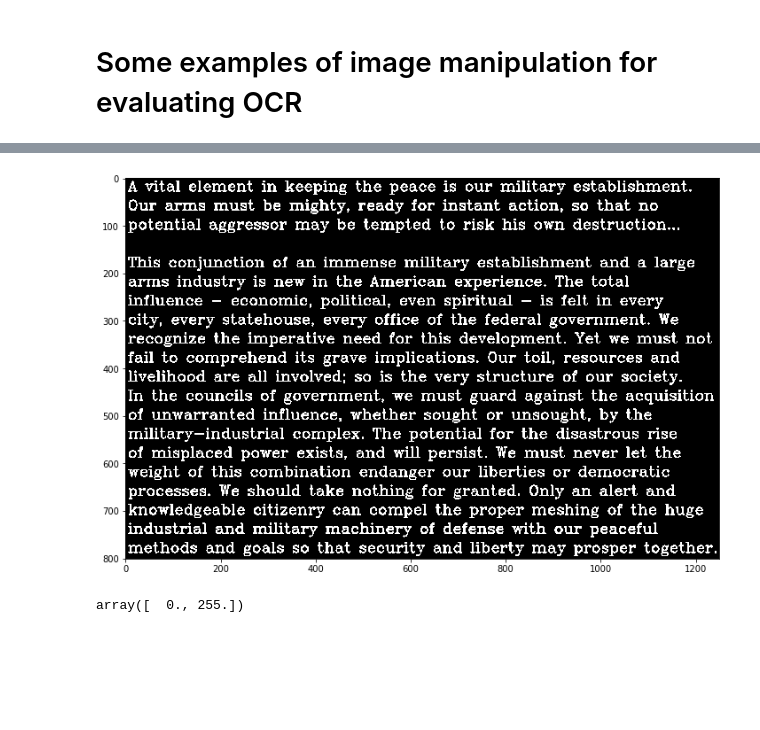
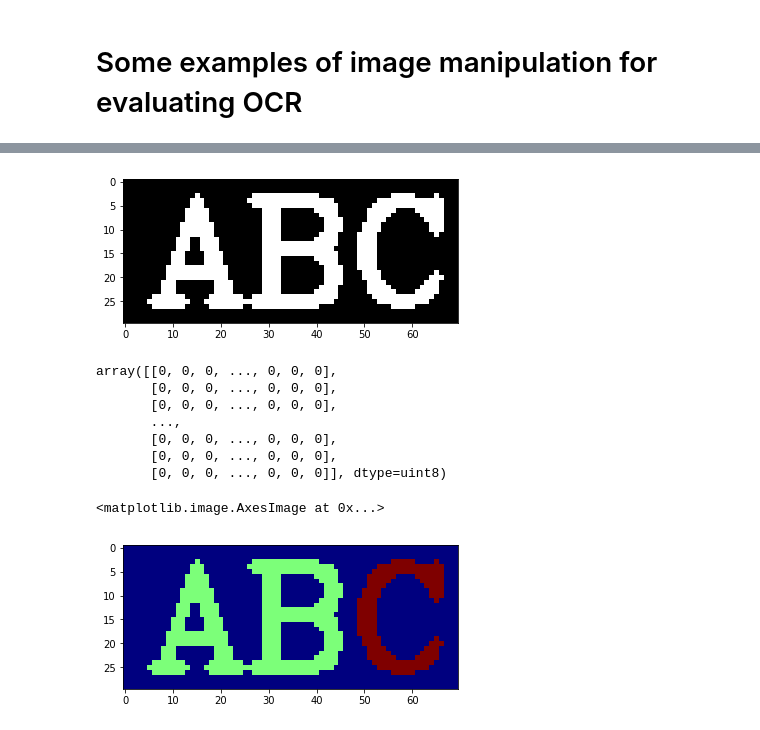
Before and after one commit to fredrikwahlberg/5LN721, a Jupyter notebook: Image manipulation examples.ipynb, the cells around one changed output, grey strips where cells are left out. Drawn from its saved outputs; the diff is of its cells as text; code cells hidden in the pictures; blank space fills up the shorter version.

```diff
--- a/Image manipulation examples.ipynb
+++ b/Image manipulation examples.ipynb
@@ -37,35 +8,24 @@ methods and goals so that security and liberty may prosper together.
-# %%
-def render_text(texttorender):
-    lines = texttorender.split('\n')
-    img = np.zeros((len(lines)*40, np.max([len(line) for line in lines])*20))
-    for n, textline in enumerate(lines):
-        img = cv2.putText(img, textline, (10, (n+1)*40), cv2.FONT_HERSHEY_COMPLEX, 1.0, (255, 255, 255), 2, cv2.LINE_AA)
-    return img
-
-def autocrop(image):
-    for axis in [0, 1]:
-        s = np.sum(image>0, axis=axis)
-        a = 0
-        b = len(s)-1
-        while s[a] == 0:
-            a += 1
-        a = max(a-5, 0)
-        while s[b] == 0:
-            b -= 1
-        b = min(b+5, len(s)-1)
-        if axis == 1:
-            image = image[a:b+1, :]
-        else:
-            image = image[:, a:b+1]
-    return image
-
-img = render_text(text)
-img = autocrop(img)
-plt.figure(figsize=(12, 12))
-plt.imshow(img, cmap='gray');
-# %% [output]
-[figure, removed]
-# %%
-np.unique(img)
-# %% [output]
-array([  0., 255.])
+# %%
+img = np.asarray(cv2.putText(np.zeros((30, 70)), "ABC", (5, 25), cv2.FONT_HERSHEY_COMPLEX,
+                             1.0, (255, 255, 255), 2, cv2.LINE_AA)
+                 , dtype=np.uint8)
+
+plt.imshow(img, cmap='gray');
+# %% [output]
+[figure, added]
+# %%
+img
+# %% [output]
+array([[0, 0, 0, ..., 0, 0, 0],
+       [0, 0, 0, ..., 0, 0, 0],
+       [0, 0, 0, ..., 0, 0, 0],
+       ...,
+       [0, 0, 0, ..., 0, 0, 0],
+       [0, 0, 0, ..., 0, 0, 0],
+       [0, 0, 0, ..., 0, 0, 0]], dtype=uint8)
+# %%
+_, cc = cv2.connectedComponents(img, connectivity=4)
+plt.imshow(cc, cmap='jet')
+# %% [output]
+<matplotlib.image.AxesImage at 0x...>
+[figure, added]
```
Also changed, not shown: parts of 7 cells of this notebook, 5 other files.
